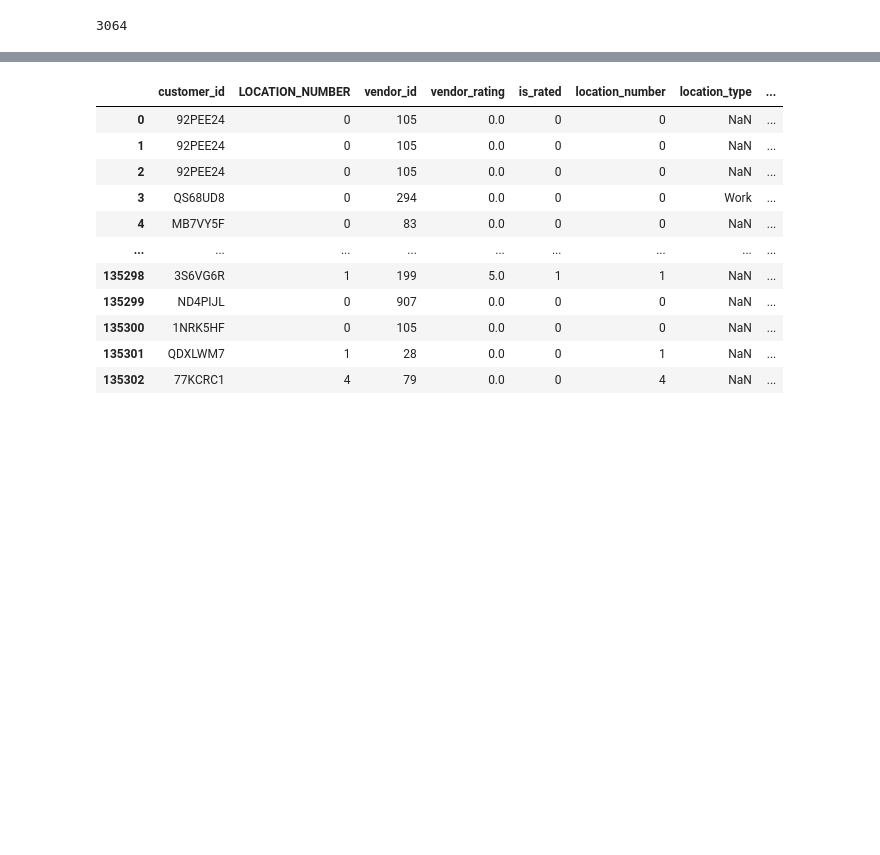
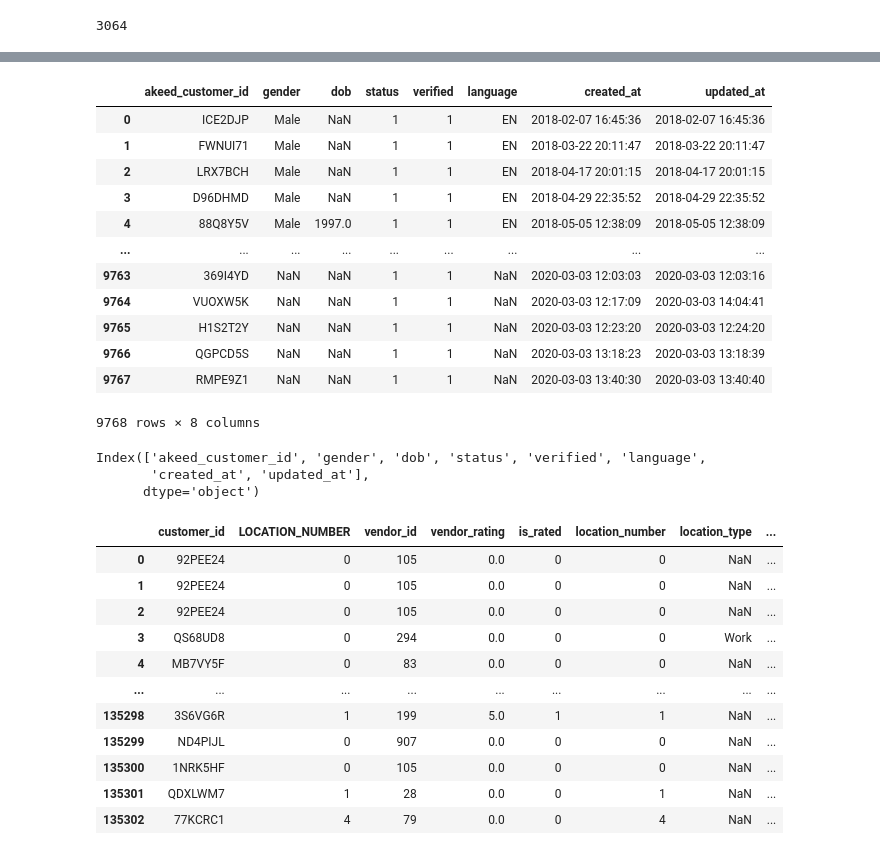
Before and after one commit to Bast-94/Restaurant-Recommander-System, a Jupyter notebook: notebook.ipynb, the cells around one changed output, grey strips where cells are left out. Drawn from its saved outputs; the diff is of its cells as text; code cells hidden in the pictures; blank space fills up the shorter version.

```diff
--- a/notebook.ipynb
+++ b/notebook.ipynb
@@ -273,6 +351,28 @@ test_customer_df = pd.read_csv(os.path.join(DATA_DIRECTORY, "test_customers.csv"
 
 # Ensemble de tests sur les localisations des clients
 test_locations_df = pd.read_csv(os.path.join(DATA_DIRECTORY, "test_locations.csv"))
+# %%
+test_customer_df
+# %% [output]
+|  | akeed_customer_id | gender | dob | status | verified | language | created_at | updated_at |
+| 0 | ICE2DJP | Male | NaN | 1 | 1 | EN | 2018-02-07 16:45:36 | 2018-02-07 16:45:36 |
+| 1 | FWNUI71 | Male | NaN | 1 | 1 | EN | 2018-03-22 20:11:47 | 2018-03-22 20:11:47 |
+| 2 | LRX7BCH | Male | NaN | 1 | 1 | EN | 2018-04-17 20:01:15 | 2018-04-17 20:01:15 |
+| 3 | D96DHMD | Male | NaN | 1 | 1 | EN | 2018-04-29 22:35:52 | 2018-04-29 22:35:52 |
+| 4 | 88Q8Y5V | Male | 1997.0 | 1 | 1 | EN | 2018-05-05 12:38:09 | 2018-05-05 12:38:09 |
+| ... | ... | ... | ... | ... | ... | ... | ... | ... |
+| 9763 | 369I4YD | NaN | NaN | 1 | 1 | NaN | 2020-03-03 12:03:03 | 2020-03-03 12:03:16 |
+| 9764 | VUOXW5K | NaN | NaN | 1 | 1 | NaN | 2020-03-03 12:17:09 | 2020-03-03 14:04:41 |
+| 9765 | H1S2T2Y | NaN | NaN | 1 | 1 | NaN | 2020-03-03 12:23:20 | 2020-03-03 12:24:20 |
+| 9766 | QGPCD5S | NaN | NaN | 1 | 1 | NaN | 2020-03-03 13:18:23 | 2020-03-03 13:18:39 |
+| 9767 | RMPE9Z1 | NaN | NaN | 1 | 1 | NaN | 2020-03-03 13:40:30 | 2020-03-03 13:40:40 |
+9768 rows × 8 columns
+# %%
+test_customer_df.columns
+# %% [output]
+Index(['akeed_customer_id', 'gender', 'dob', 'status', 'verified', 'language',
+       'created_at', 'updated_at'],
+      dtype='object')
 # %%
 order_with_loc_df = pd.merge(
     order_df[
```
Also changed, not shown: parts of 15 cells of this notebook, 1 other file.
